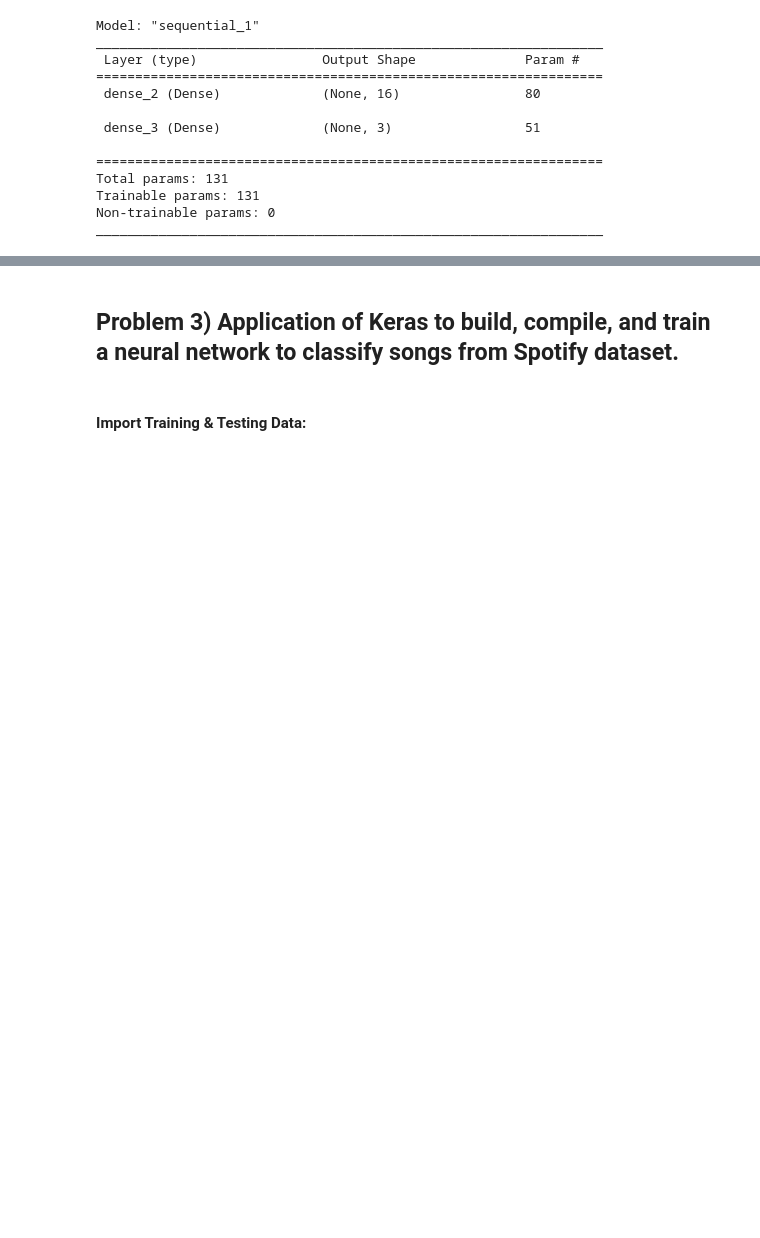
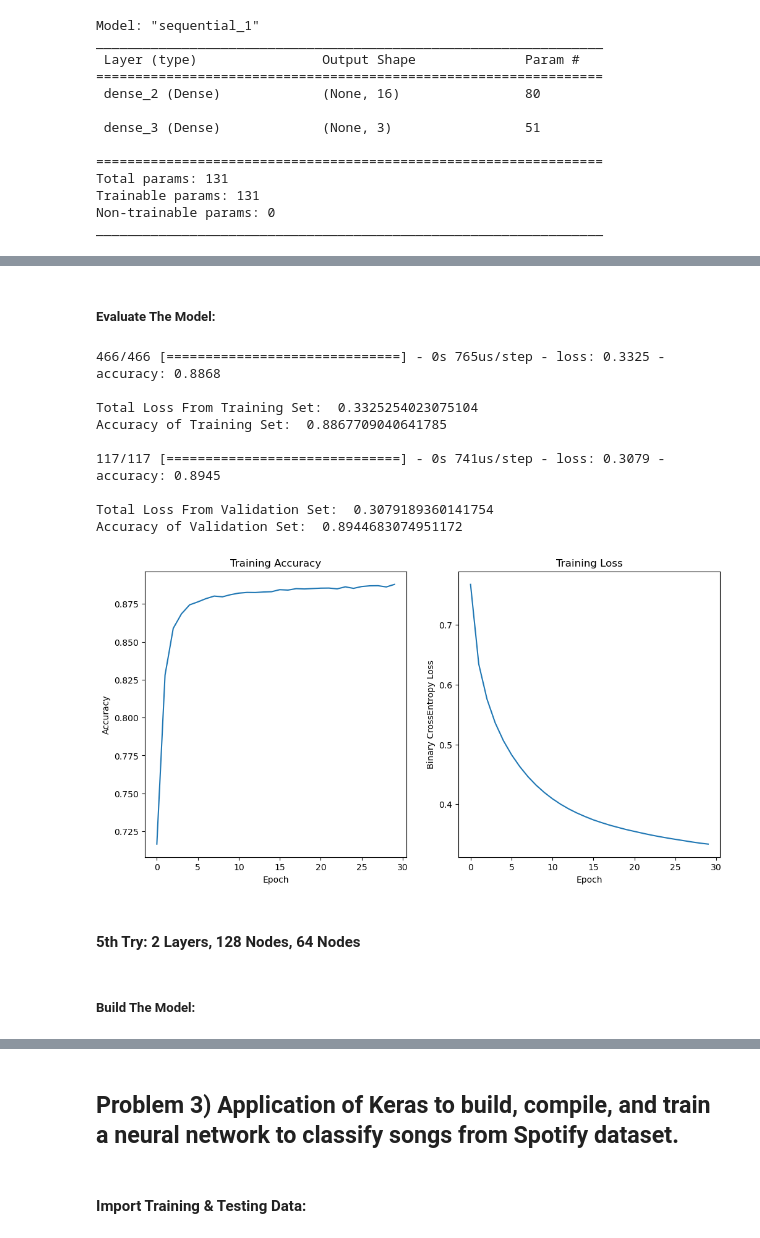
Before and after one commit to ADolbyB/deep-learning-python, a Jupyter notebook: Assignments/assignment5.ipynb, the cells around one changed output, grey strips where cells are left out. Drawn from its saved outputs; the diff is of its cells as text; code cells hidden in the pictures; blank space fills up the shorter version.

```diff
--- a/Assignments/assignment5.ipynb
+++ b/Assignments/assignment5.ipynb
@@ -454,0 +605,6 @@ Accuracy of Validation Set:  0.8431794047355652
+# %%
+model4 = Sequential()
+model4.add(Dense(input_dim = 4, units = 128, activation = 'tanh')) # 4 Input Dimensions: 4 quadrants
+model4.add(Dense(units = 16, activation='tanh')) # 2nd Hidden Layer
+model4.add(Dense(units = len(classes), activation = 'softmax')) # Output Layer
+model4.summary()
@@ -454,0 +631,5 @@ Accuracy of Validation Set:  0.8431794047355652
+# %%
+opt4 = tf.keras.optimizers.SGD(learning_rate = 0.0001) # Stochastic Gradient Descent
+model4.compile(loss='categorical_crossentropy', optimizer=opt4, metrics=['accuracy'])
+
+history4 = model4.fit(feature_train_012, y_train_012_cat, batch_size=16, epochs=30, verbose=1)
@@ -454,0 +654,29 @@ Accuracy of Validation Set:  0.8431794047355652
+# %% [markdown]
+##### Evaluate The Model:
+# %%
+scoreTrain4 = model4.evaluate(feature_train_012, y_train_012_cat)
+print('\nTotal Loss From Training Set: ', scoreTrain4[0])
+print('Accuracy of Training Set: ', scoreTrain4[1], '\n')
+
+scoreValid4 = model4.evaluate(feature_valid_012, y_valid_012_cat)
+print('\nTotal Loss From Validation Set: ', scoreValid4[0])
+print('Accuracy of Validation Set: ', scoreValid4[1], '\n')
+
+accuracyCurve4 = np.array(history4.history['accuracy'])
+lossCurve4 = np.array(history4.history['loss'])
+plotCurve(accuracyCurve4, lossCurve4)
+# %% [output]
+466/466 [==============================] - 0s 765us/step - loss: 0.3325 - accuracy: 0.8868
+
+Total Loss From Training Set:  0.3325254023075104
+Accuracy of Training Set:  0.8867709040641785
+
+117/117 [==============================] - 0s 741us/step - loss: 0.3079 - accuracy: 0.8945
+
+Total Loss From Validation Set:  0.3079189360141754
+Accuracy of Validation Set:  0.8944683074951172
+[figure, added]
+# %% [markdown]
+#### 5th Try: 2 Layers, 128 Nodes, 64 Nodes
+# %% [markdown]
+##### Build The Model:
```
Also changed, not shown: parts of 43 cells of this notebook.
